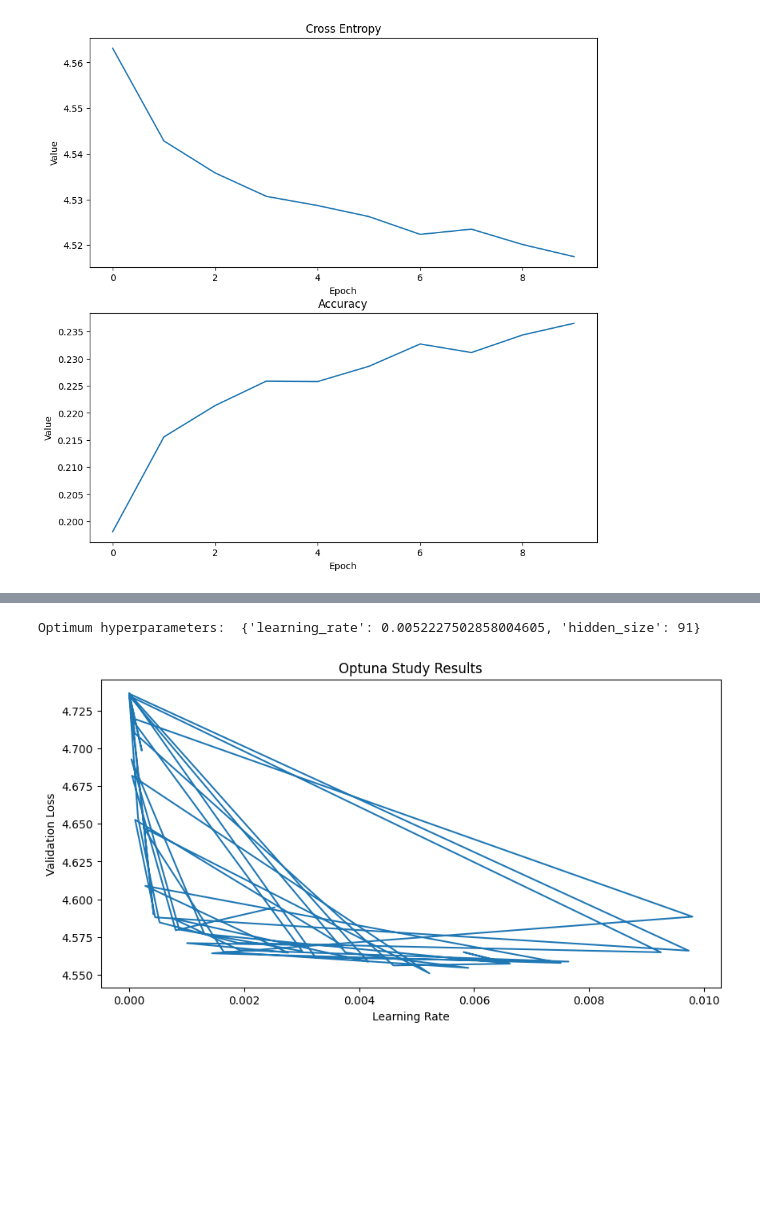
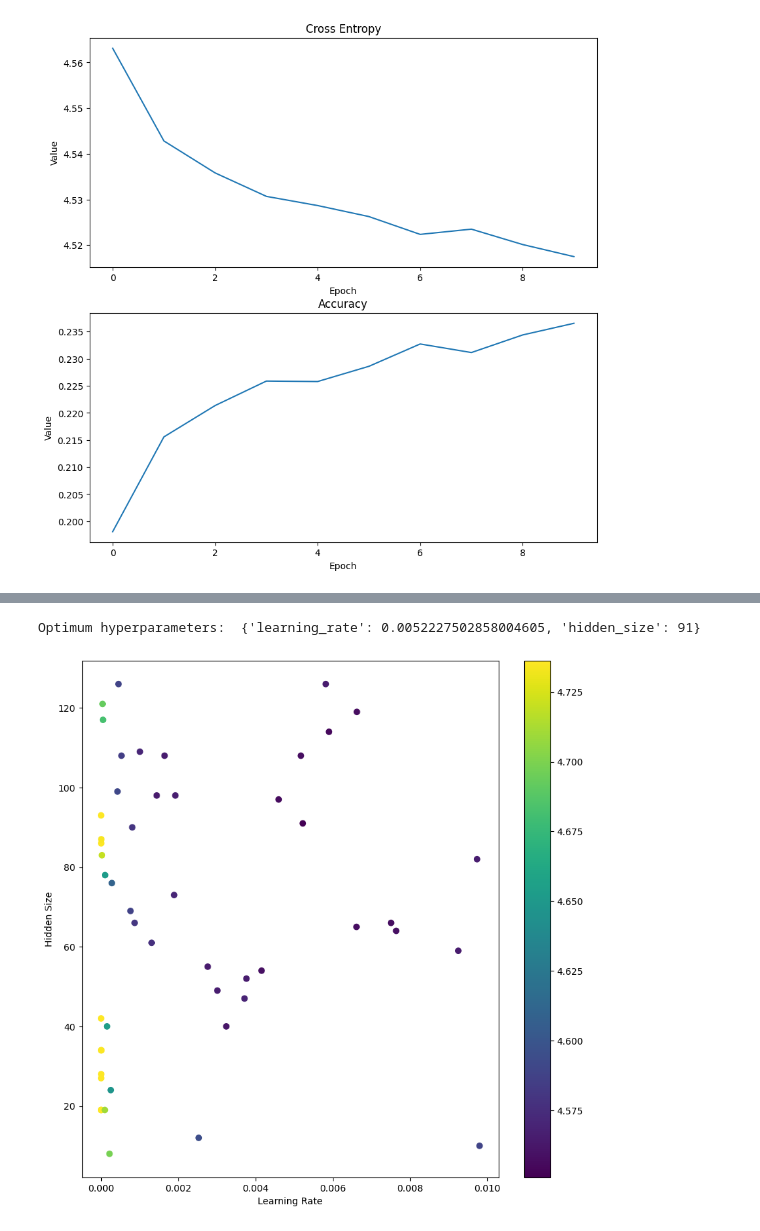
Before and after one commit to ketexon/csm148-spotiflies, a Jupyter notebook: week10_checkin.ipynb, the cells around one changed output, grey strips where cells are left out. Cells and saved outputs as stored; diff of their text form; code cells hidden in the pictures; blank space fills up the shorter version.

```diff
--- a/week10_checkin.ipynb
+++ b/week10_checkin.ipynb
@@ -337,13 +250,25 @@ HPU available: False, using: 0 HPUs
 # %%
-# plot study results by hand with x axis as parameter
+# plot both the learning rate vs. hidden size with
+# the loss as color
+# uses matplotlib
 
-fig, ax = plt.subplots(1, 1, figsize=(10, 5))
-ax.plot([t.params['learning_rate'] for t in study.trials], [t.value for t in study.trials])
+fig, ax = plt.subplots(1, 1, figsize=(10, 10))
+ax.scatter(
+    [trial.params["learning_rate"] for trial in study.trials],
+    [trial.params["hidden_size"] for trial in study.trials],
+    c=[trial.value for trial in study.trials],
+    cmap='viridis'
+)
 ax.set_xlabel('Learning Rate')
-ax.set_ylabel('Validation Loss')
-ax.set_title('Optuna Study Results')
+ax.set_ylabel('Hidden Size')
+
+# legend
+sm = plt.cm.ScalarMappable(cmap='viridis')
+sm.set_array([trial.value for trial in study.trials])
+fig.colorbar(sm, ax=ax)
+
 
 print("Optimum hyperparameters: ", study.best_params)
 # %% [output]
 Optimum hyperparameters:  {'learning_rate': 0.0052227502858004605, 'hidden_size': 91}
-[figure, old version]
+[figure, new version]
```
Also changed, not shown: parts of 6 cells of this notebook.
